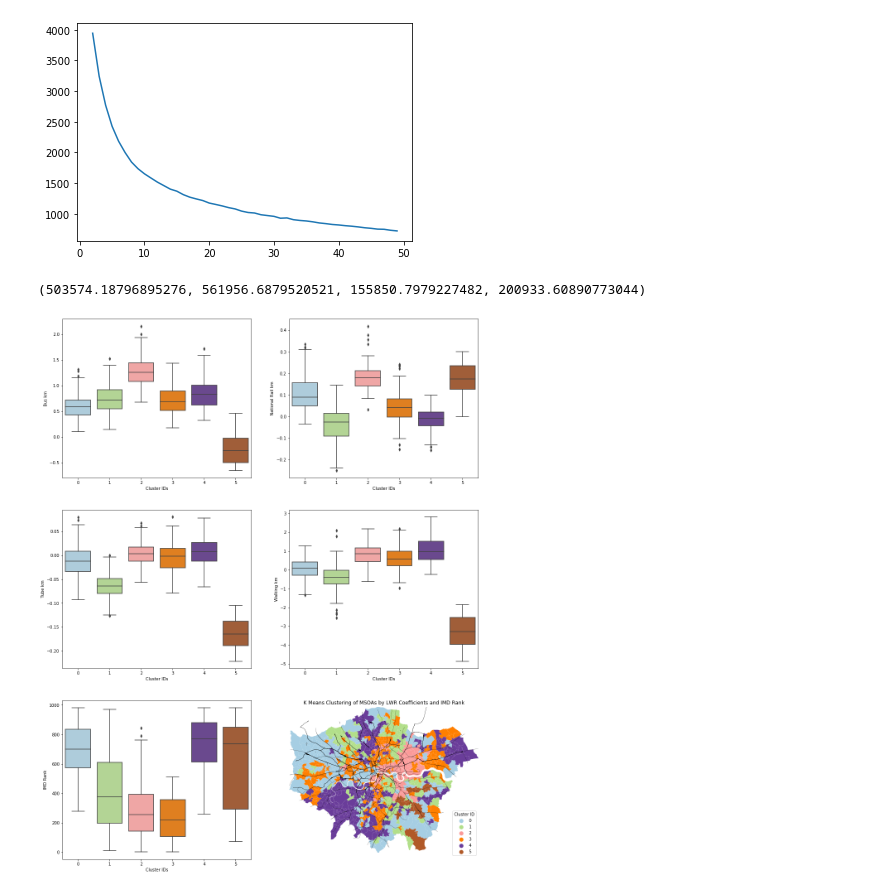
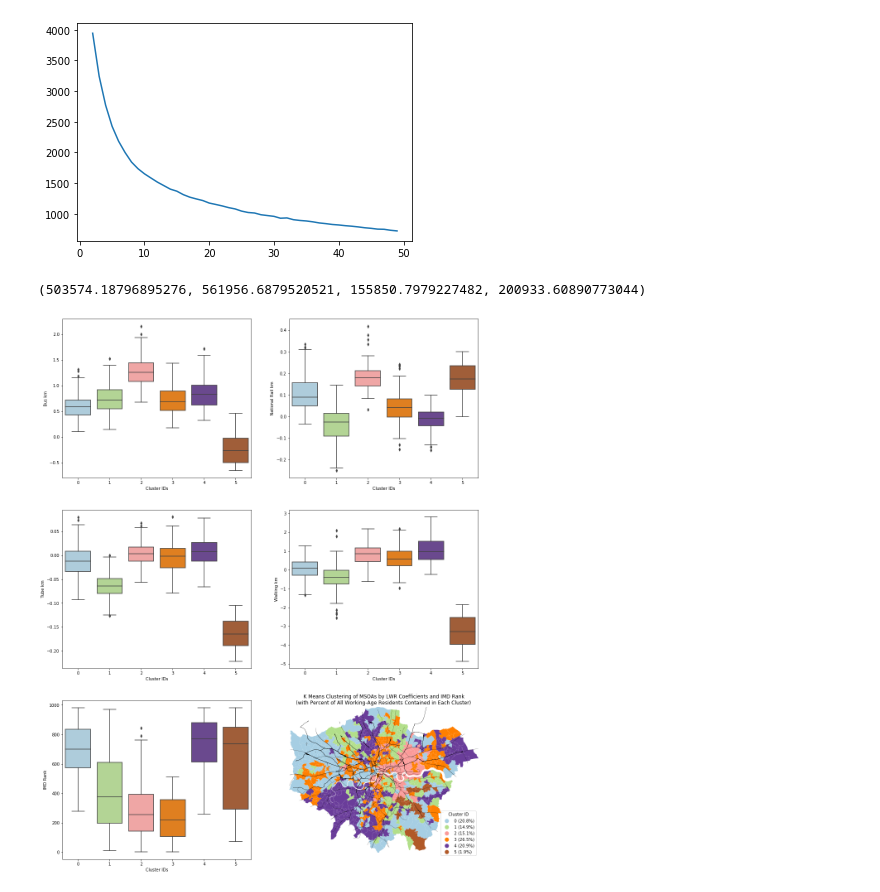
Before and after one commit to danleongjy/MY498_Capstone, a Jupyter notebook: 04 Reliability Data Predictive Analysis/0402 LWR with Local Spillovers Results Clustering Analysis.ipynb, the cells around one changed output. Drawn from its saved outputs; the diff is of its cells as text; code cells hidden in the pictures.

```diff
--- a/04 Reliability Data Predictive Analysis/0402 LWR with Local Spillovers Results Clustering Analysis.ipynb
+++ b/04 Reliability Data Predictive Analysis/0402 LWR with Local Spillovers Results Clustering Analysis.ipynb
@@ -62,32 +62,40 @@ kmeans_data['kmeans_cluster_' + str(n_clusters)] = kmeans1.labels_
 colormap = []
 colors = plt.cm.Paired(np.linspace(0, 1, n_clusters)) # generate colours used in mapping
 for c in colors: # convert colours to hex format
     colormap.append(matplotlib.colors.to_hex(c))
+
+# calculate percent working-age pop in each cluster
+with open('../90 Data/compiled secondary data/popcounts', 'rb') as infile:
+    popcounts = pickle.load(infile)
+pop_per_cluster = popcounts[['Pop_WorkingAge']].join(kmeans_data['kmeans_cluster_' + str(n_clusters)])
+pop_per_cluster = pop_per_cluster.groupby('kmeans_cluster_' + str(n_clusters)).sum() / popcounts['Pop_WorkingAge'].sum()
 
 # plot data
 fig01 = plt.figure(figsize = (18,24))
 
 # boxplots
 i = 1
 for column in kmeans_data.columns[:-1]:
     ax01 = fig01.add_subplot(3,2,i)
     with sns.color_palette(colormap):
         ax01 = sns.boxplot(x = 'kmeans_cluster_' + str(n_clusters), y = column, data = kmeans_data)
     ax01.set_xlabel('Cluster IDs')
     ax01.set_ylabel(column)
     i += 1
 
 # clustering map
 ax01_08 = fig01.add_subplot(3,2,6)
 set_zoom(ax01_08, msoas)
 msoas.join(kmeans_data).plot(column = 'kmeans_cluster_' + str(n_clusters), ax = ax01_08, cmap = 'Paired', categorical = True, legend = True)
 londontube.plot(color = 'black', linewidth = .3, ax = ax01_08)
 londonrail.plot(color = 'black', linewidth = .3, ax = ax01_08)
 legend01_08 = ax01_08.get_legend()
 legend01_08.set_bbox_to_anchor((1,.3))
 legend01_08.set_title('Cluster ID')
-plt.title('K Means Clustering of MSOAs by LWR Coefficients and IMD Rank')
+for i in range(len(legend01_08.get_texts())):
+    legend01_08.get_texts()[i].set_text(str(i) + ' (' + str(round(pop_per_cluster.at[i,'Pop_WorkingAge'] * 100, 1)) + '%)')
+plt.title('K Means Clustering of MSOAs by LWR Coefficients and IMD Rank\n(with Percent of All Working-Age Residents Contained in Each Cluster)')
 plt.axis('off')
 # %% [output]
 (503574.18796895276, 561956.6879520521, 155850.7979227482, 200933.60890773044)
-[figure, old version]
+[figure, new version]
```
Also changed, not shown: parts of 1 cell of this notebook, 6 other files.
